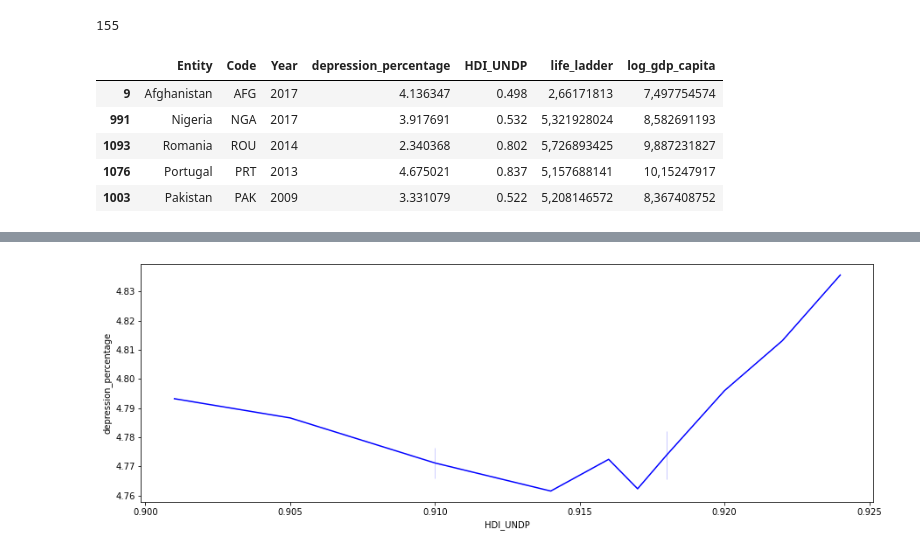
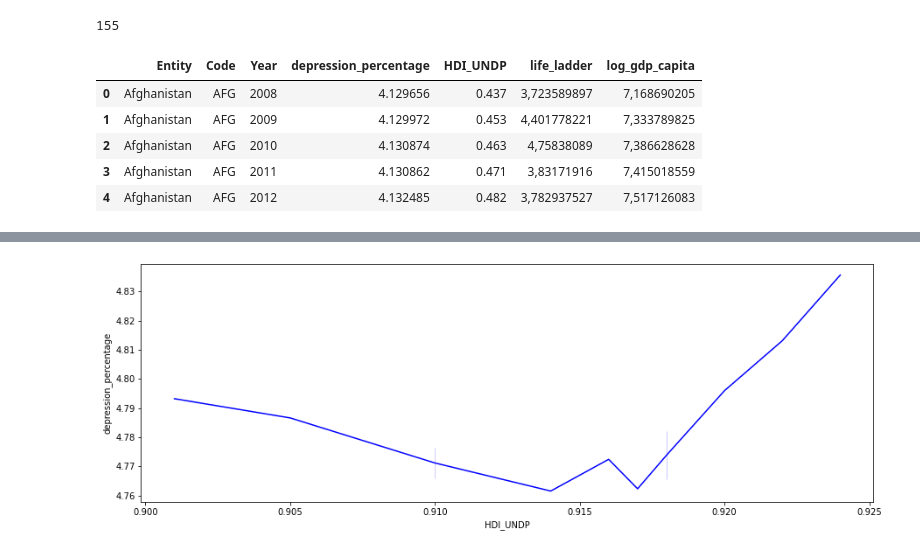
Before and after one commit to Brunadiasmiguel/depression, a Jupyter notebook: data-wrangling/depression_education_analysis_leo.ipynb, the cells around one changed output, grey strips where cells are left out. Cells and saved outputs as stored; diff of their text form; code cells hidden in the pictures.

```diff
--- a/data-wrangling/depression_education_analysis_leo.ipynb
+++ b/data-wrangling/depression_education_analysis_leo.ipynb
@@ -228,11 +225,11 @@ len(set(df_hdi_happiness['Entity']))
 # %% [output]
 155
 # %%
-df_hdi_happiness.sample(5)
+df_hdi_happiness.head(5)
 # %% [output]
 |  | Entity | Code | Year | depression_percentage | HDI_UNDP | life_ladder | log_gdp_capita |
-| 9 | Afghanistan | AFG | 2017 | 4.136347 | 0.498 | 2,66171813 | 7,497754574 |
-| 991 | Nigeria | NGA | 2017 | 3.917691 | 0.532 | 5,321928024 | 8,582691193 |
-| 1093 | Romania | ROU | 2014 | 2.340368 | 0.802 | 5,726893425 | 9,887231827 |
-| 1076 | Portugal | PRT | 2013 | 4.675021 | 0.837 | 5,157688141 | 10,15247917 |
-| 1003 | Pakistan | PAK | 2009 | 3.331079 | 0.522 | 5,208146572 | 8,367408752 |
+| 0 | Afghanistan | AFG | 2008 | 4.129656 | 0.437 | 3,723589897 | 7,168690205 |
+| 1 | Afghanistan | AFG | 2009 | 4.129972 | 0.453 | 4,401778221 | 7,333789825 |
+| 2 | Afghanistan | AFG | 2010 | 4.130874 | 0.463 | 4,75838089 | 7,386628628 |
+| 3 | Afghanistan | AFG | 2011 | 4.130862 | 0.471 | 3,83171916 | 7,415018559 |
+| 4 | Afghanistan | AFG | 2012 | 4.132485 | 0.482 | 3,782937527 | 7,517126083 |
```
Also changed, not shown: parts of 35 cells of this notebook, 6 other files.
